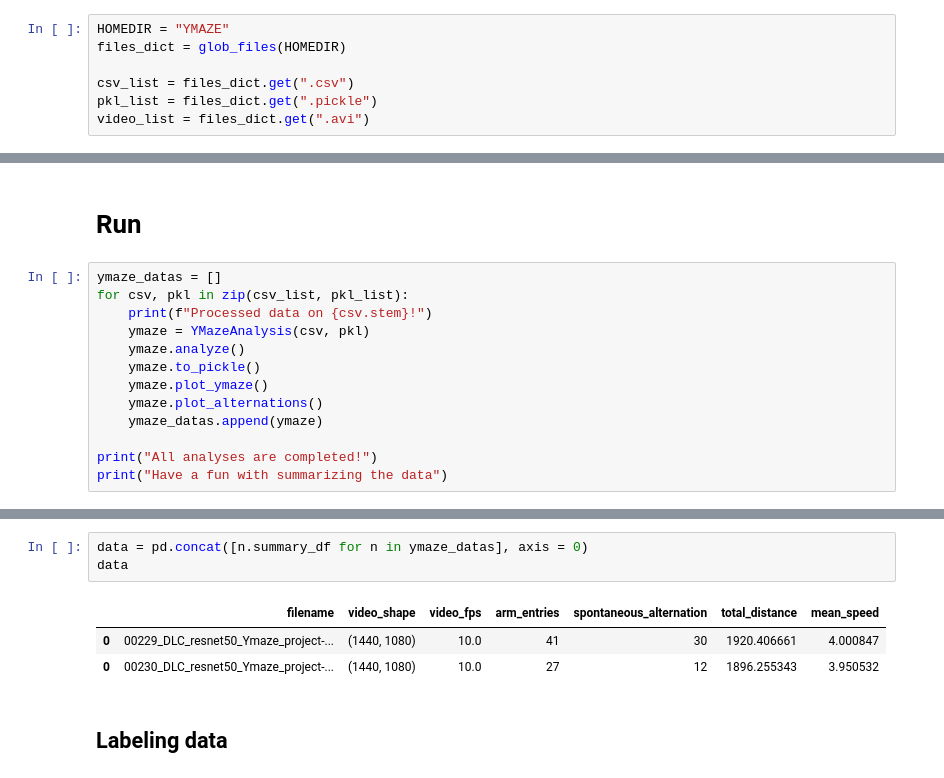
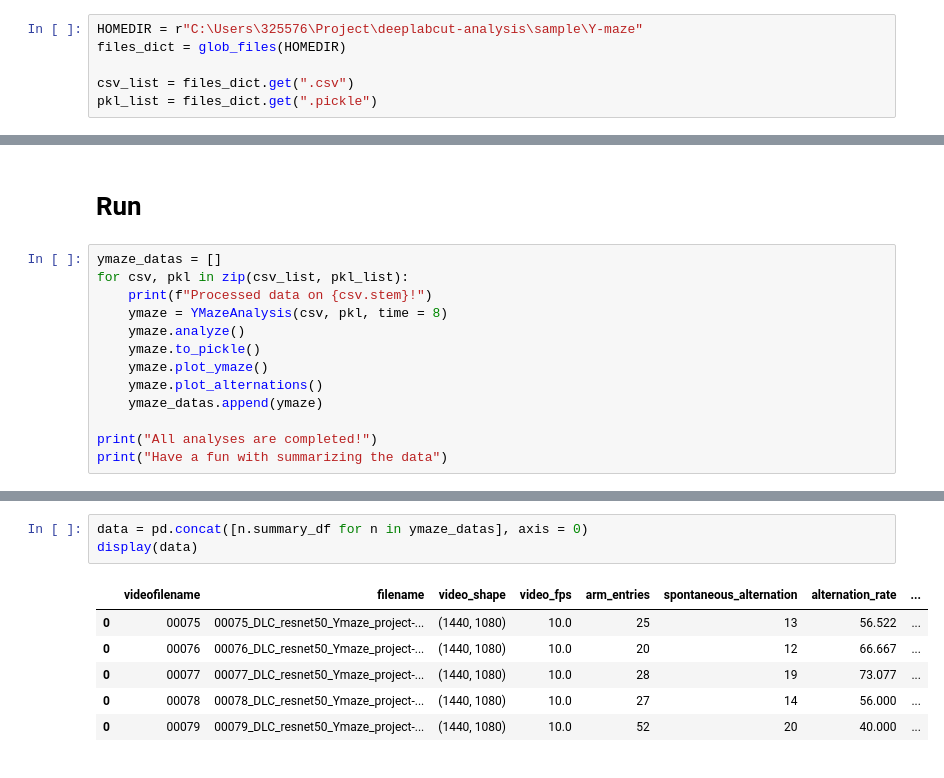
Before and after one commit to hayashi-laboratory/deeplabcut-analysis, a Jupyter notebook: scripts/YMaze_analysis.ipynb, the cells around one changed output, grey strips where cells are left out. Drawn from its saved outputs; the diff is of its cells as text.

```diff
--- a/scripts/YMaze_analysis.ipynb
+++ b/scripts/YMaze_analysis.ipynb
@@ -14,7 +11,6 @@ color_vals = ["grey", "#00b48C", "#440154" ]
 # %%
-HOMEDIR = "YMAZE"
+HOMEDIR = r"C:\Users\325576\Project\deeplabcut-analysis\sample\Y-maze"
 files_dict = glob_files(HOMEDIR)
 
 csv_list = files_dict.get(".csv")
 pkl_list = files_dict.get(".pickle")
-video_list = files_dict.get(".avi")
@@ -26,7 +20,7 @@ video_list = files_dict.get(".avi")
 ymaze_datas = []
 for csv, pkl in zip(csv_list, pkl_list):
     print(f"Processed data on {csv.stem}!")
-    ymaze = YMazeAnalysis(csv, pkl)
+    ymaze = YMazeAnalysis(csv, pkl, time = 8)
     ymaze.analyze()
     ymaze.to_pickle()
     ymaze.plot_ymaze()
@@ -51,9 +62,10 @@ Have a fun with summarizing the data
 # %%
 data = pd.concat([n.summary_df for n in ymaze_datas], axis = 0)
-data
+display(data)
 # %% [output]
-|  | filename | video_shape | video_fps | arm_entries | spontaneous_alternation | total_distance | mean_speed |
-| 0 | 00229_DLC_resnet50_Ymaze_project-... | (1440, 1080) | 10.0 | 41 | 30 | 1920.406661 | 4.000847 |
-| 0 | 00230_DLC_resnet50_Ymaze_project-... | (1440, 1080) | 10.0 | 27 | 12 | 1896.255343 | 3.950532 |
+|  | videofilename | filename | video_shape | video_fps | arm_entries | spontaneous_alternation | alternation_rate | ... |
+| 0 | 00075 | 00075_DLC_resnet50_Ymaze_project-... | (1440, 1080) | 10.0 | 25 | 13 | 56.522 | ... |
+| 0 | 00076 | 00076_DLC_resnet50_Ymaze_project-... | (1440, 1080) | 10.0 | 20 | 12 | 66.667 | ... |
+| 0 | 00077 | 00077_DLC_resnet50_Ymaze_project-... | (1440, 1080) | 10.0 | 28 | 19 | 73.077 | ... |
+| 0 | 00078 | 00078_DLC_resnet50_Ymaze_project-... | (1440, 1080) | 10.0 | 27 | 14 | 56.000 | ... |
+| 0 | 00079 | 00079_DLC_resnet50_Ymaze_project-... | (1440, 1080) | 10.0 | 52 | 20 | 40.000 | ... |
-# %% [markdown]
-## Labeling data
```
Also changed, not shown: parts of 34 cells of this notebook.
